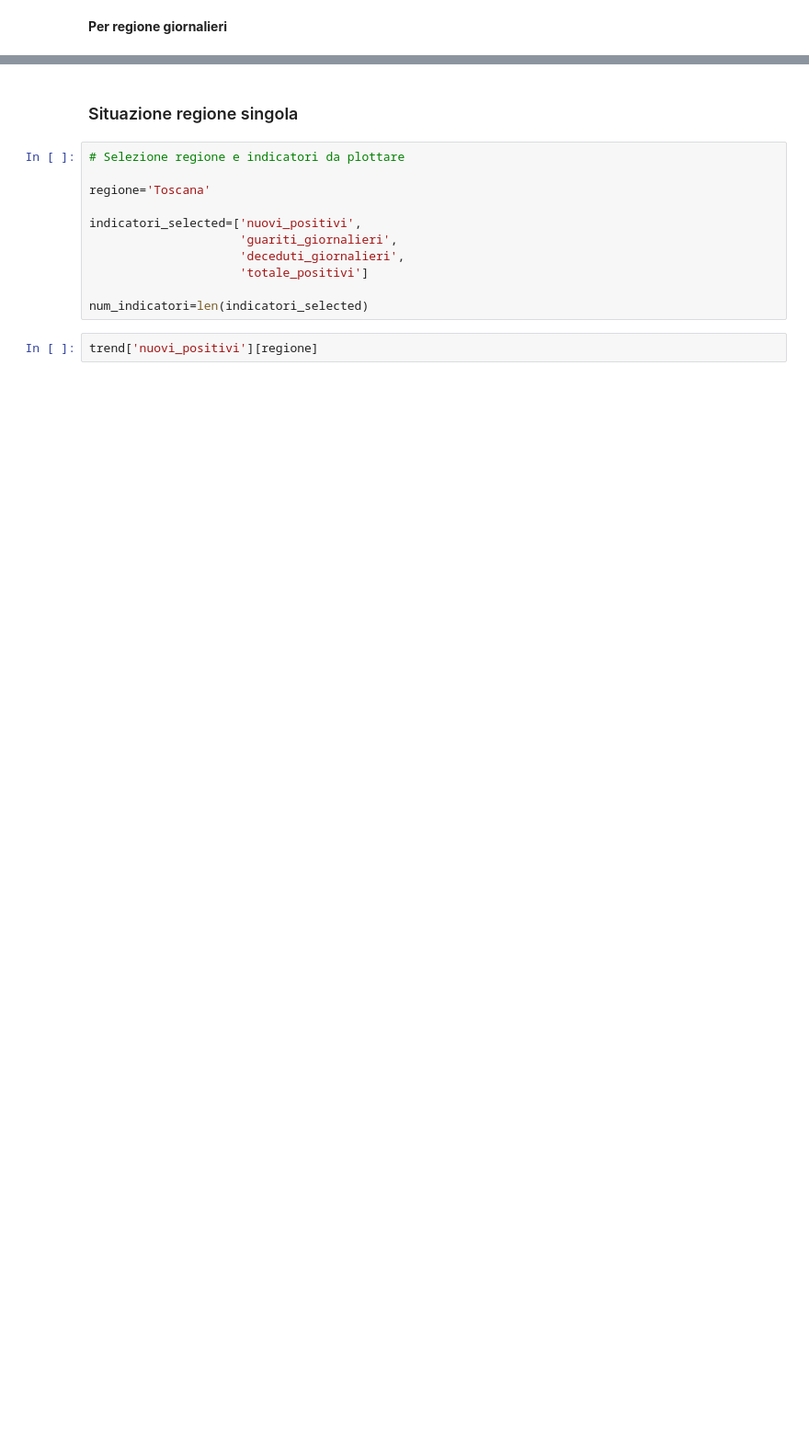
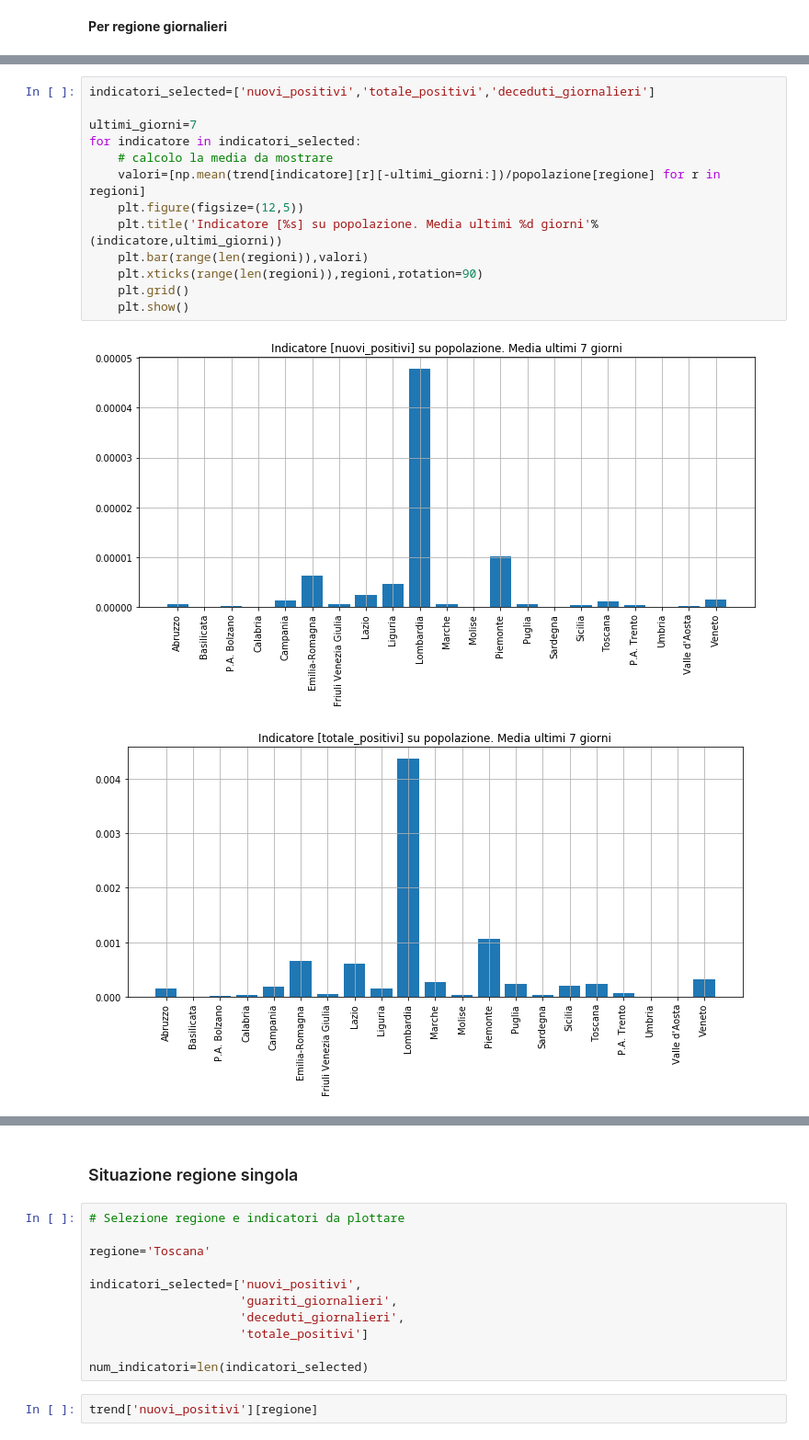
Before and after one commit to taracchi/covid, a Jupyter notebook: analisi_infetti.ipynb, the cells around one changed output, grey strips where cells are left out. Shown at 92% size. Cells and saved outputs as stored; diff of their text form; blank space fills up the shorter version.

```diff
--- a/analisi_infetti.ipynb
+++ b/analisi_infetti.ipynb
@@ -185,0 +191,16 @@ for i,regione in enumerate(regioni):
+# %%
+indicatori_selected=['nuovi_positivi','totale_positivi','deceduti_giornalieri']
+
+ultimi_giorni=7
+for indicatore in indicatori_selected:
+    # calcolo la media da mostrare
+    valori=[np.mean(trend[indicatore][r][-ultimi_giorni:])/popolazione[regione] for r in regioni]
+    plt.figure(figsize=(12,5))
+    plt.title('Indicatore [%s] su popolazione. Media ultimi %d giorni'%(indicatore,ultimi_giorni))
+    plt.bar(range(len(regioni)),valori)
+    plt.xticks(range(len(regioni)),regioni,rotation=90)
+    plt.grid()
+    plt.show()
+# %% [output]
+[figure, added]
+[figure, added]
```
Also changed, not shown: parts of 13 cells of this notebook, 5 other files.
